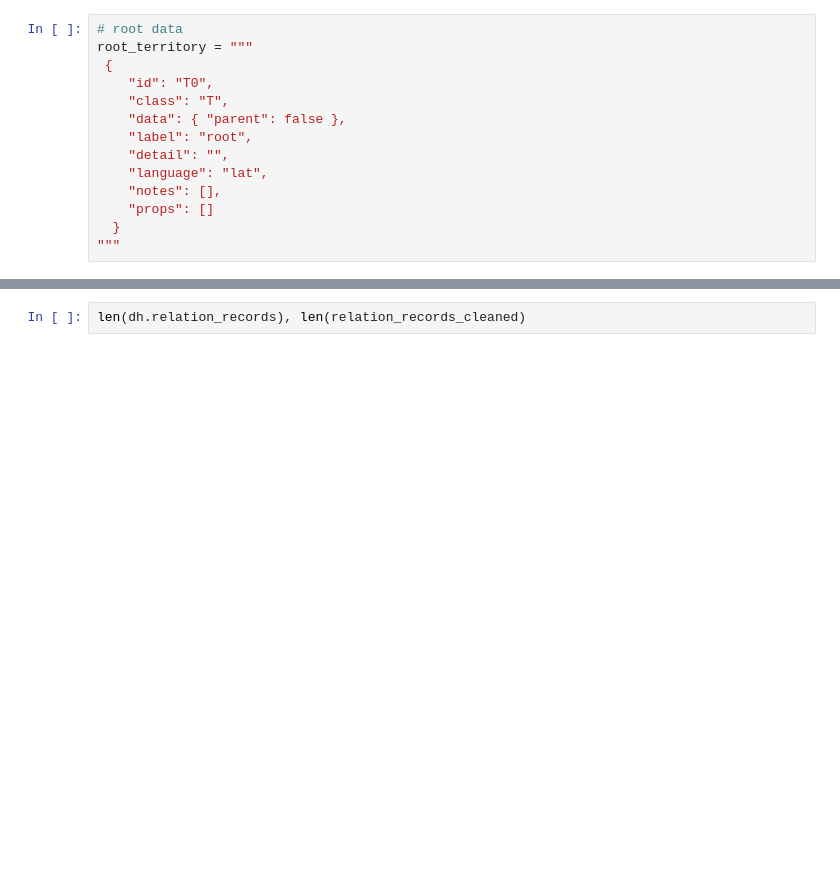
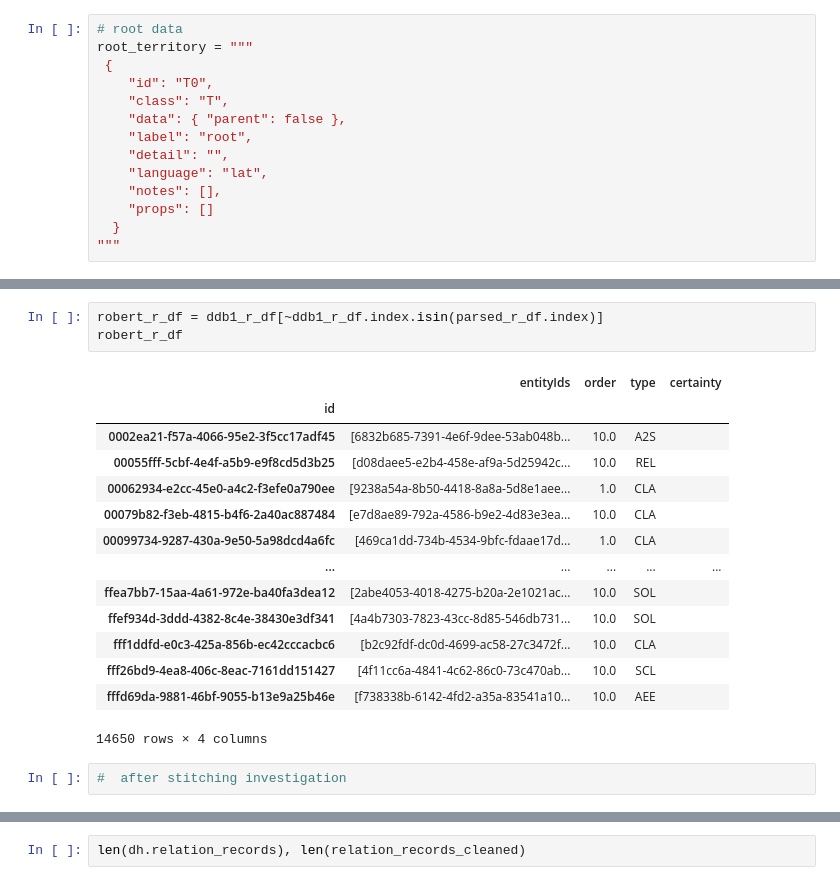
Before and after one commit to tomaham/InkVisitor, a Jupyter notebook: packages/database/scripts/parse-development.ipynb, the cells around one changed output, grey strips where cells are left out. Cells and saved outputs as stored; diff of their text form; blank space fills up the shorter version.

```diff
--- a/packages/database/scripts/parse-development.ipynb
+++ b/packages/database/scripts/parse-development.ipynb
@@ -1069,0 +1122,20 @@ logger.info("END")
+# %%
+robert_r_df = ddb1_r_df[~ddb1_r_df.index.isin(parsed_r_df.index)]
+robert_r_df
+# %% [output]
+|  | entityIds | order | type | certainty |
+| id |  |  |  |  |
+| 0002ea21-f57a-4066-95e2-3f5cc17adf45 | [6832b685-7391-4e6f-9dee-53ab048b... | 10.0 | A2S |  |
+| 00055fff-5cbf-4e4f-a5b9-e9f8cd5d3b25 | [d08daee5-e2b4-458e-af9a-5d25942c... | 10.0 | REL |  |
+| 00062934-e2cc-45e0-a4c2-f3efe0a790ee | [9238a54a-8b50-4418-8a8a-5d8e1aee... | 1.0 | CLA |  |
+| 00079b82-f3eb-4815-b4f6-2a40ac887484 | [e7d8ae89-792a-4586-b9e2-4d83e3ea... | 10.0 | CLA |  |
+| 00099734-9287-430a-9e50-5a98dcd4a6fc | [469ca1dd-734b-4534-9bfc-fdaae17d... | 1.0 | CLA |  |
+| ... | ... | ... | ... | ... |
+| ffea7bb7-15aa-4a61-972e-ba40fa3dea12 | [2abe4053-4018-4275-b20a-2e1021ac... | 10.0 | SOL |  |
+| ffef934d-3ddd-4382-8c4e-38430e3df341 | [4a4b7303-7823-43cc-8d85-546db731... | 10.0 | SOL |  |
+| fff1ddfd-e0c3-425a-856b-ec42cccacbc6 | [b2c92fdf-dc0d-4699-ac58-27c3472f... | 10.0 | CLA |  |
+| fff26bd9-4ea8-406c-8eac-7161dd151427 | [4f11cc6a-4841-4c62-86c0-73c470ab... | 10.0 | SCL |  |
+| fffd69da-9881-46bf-9055-b13e9a25b46e | [f738338b-6142-4fd2-a35a-83541a10... | 10.0 | AEE |  |
+14650 rows × 4 columns
+# %%
+#  after stitching investigation
```
Also changed, not shown: parts of 47 cells of this notebook, 38 other files.
